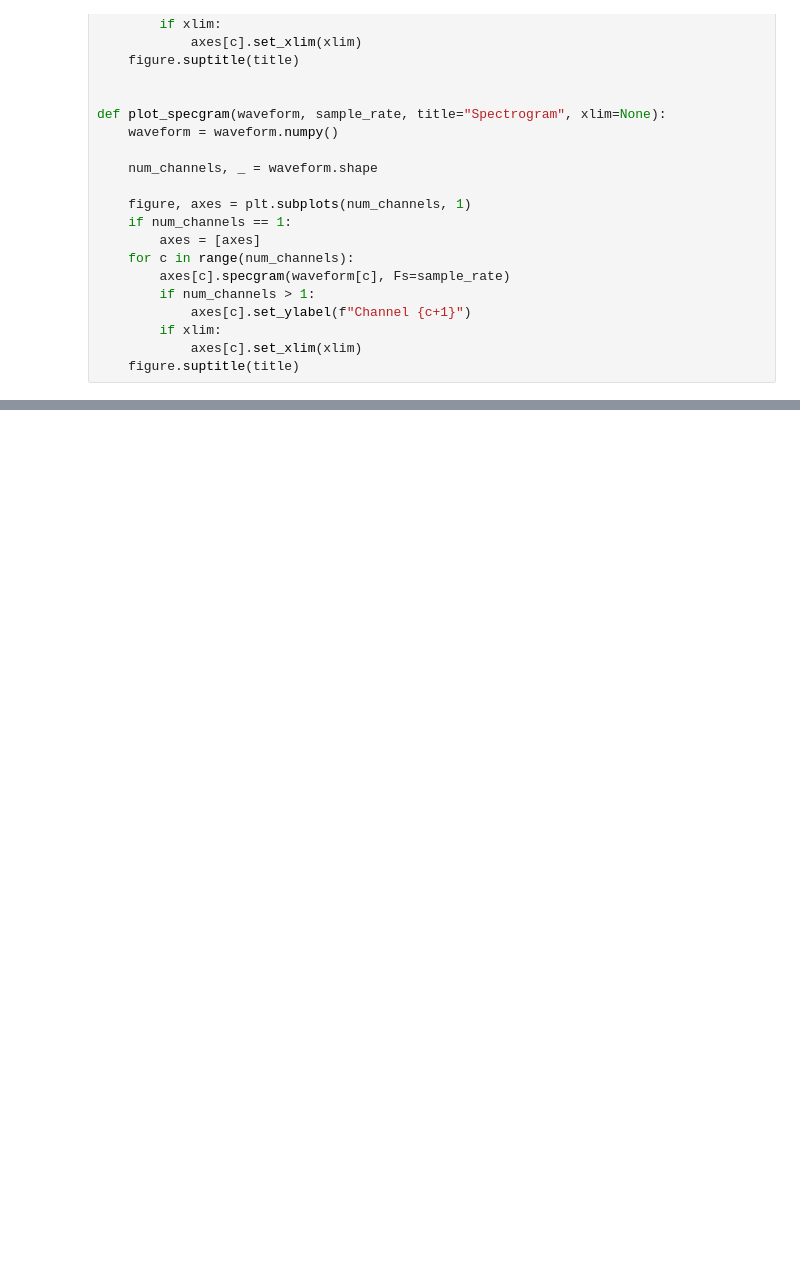
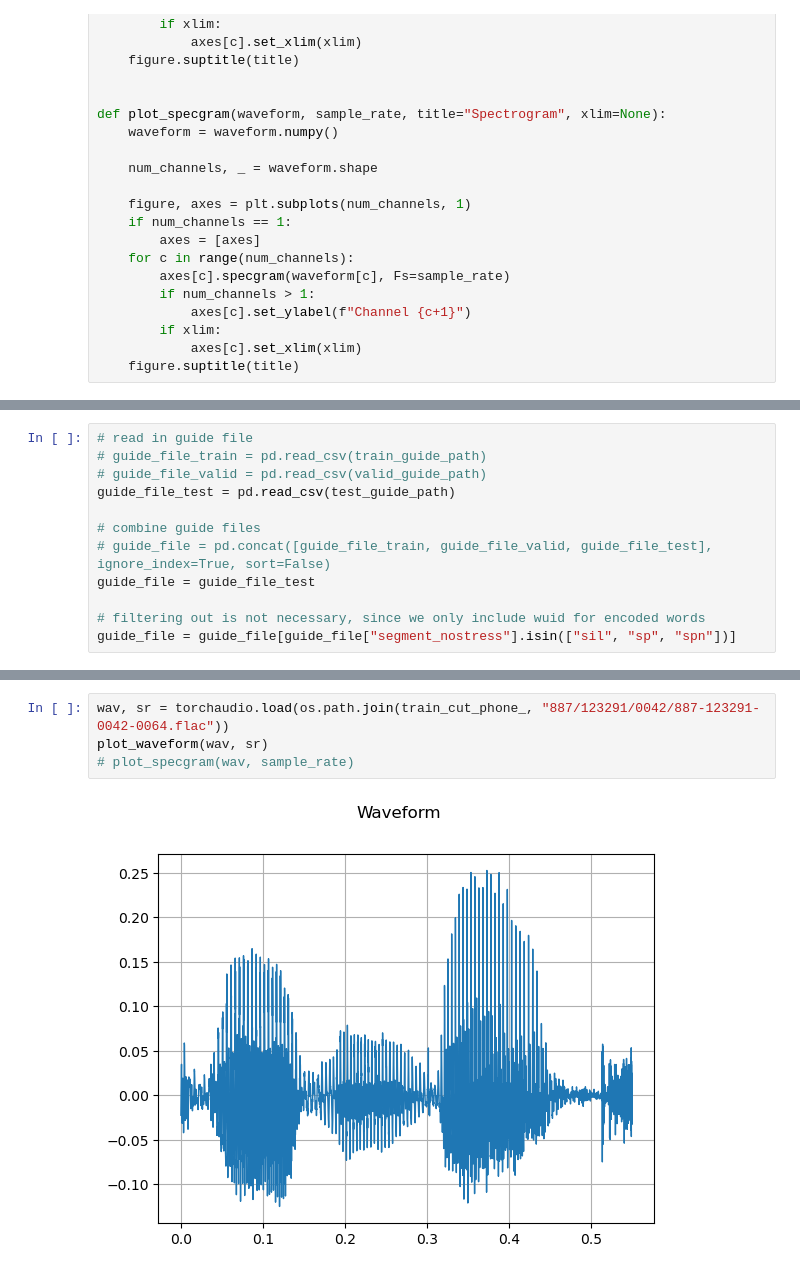
Before and after one commit to Frankalexej/wavln, a Jupyter notebook: C_00_tachi_select.ipynb, the cells around one changed output, grey strips where cells are left out. Cells and saved outputs as stored; diff of their text form; blank space fills up the shorter version.

```diff
--- a/C_00_tachi_select.ipynb
+++ b/C_00_tachi_select.ipynb
@@ -436,0 +473,12 @@ def plot_specgram(waveform, sample_rate, title="Spectrogram", xlim=None):
+# %%
+# read in guide file
+# guide_file_train = pd.read_csv(train_guide_path)
+# guide_file_valid = pd.read_csv(valid_guide_path)
+guide_file_test = pd.read_csv(test_guide_path)
+
+# combine guide files
+# guide_file = pd.concat([guide_file_train, guide_file_valid, guide_file_test], ignore_index=True, sort=False)
+guide_file = guide_file_test
+
+# filtering out is not necessary, since we only include wuid for encoded words
+guide_file = guide_file[guide_file["segment_nostress"].isin(["sil", "sp", "spn"])]
@@ -437,3 +532,9 @@ def plot_specgram(waveform, sample_rate, title="Spectrogram", xlim=None):
+# %%
+wav, sr = torchaudio.load(os.path.join(train_cut_phone_, "887/123291/0042/887-123291-0042-0064.flac"))
+plot_waveform(wav, sr)
+# plot_specgram(wav, sample_rate)
+# %% [output]
+[figure, added]
 # %%
 import torchaudio
 import torch
```
Also changed, not shown: parts of 16 cells of this notebook, 13 other files.
